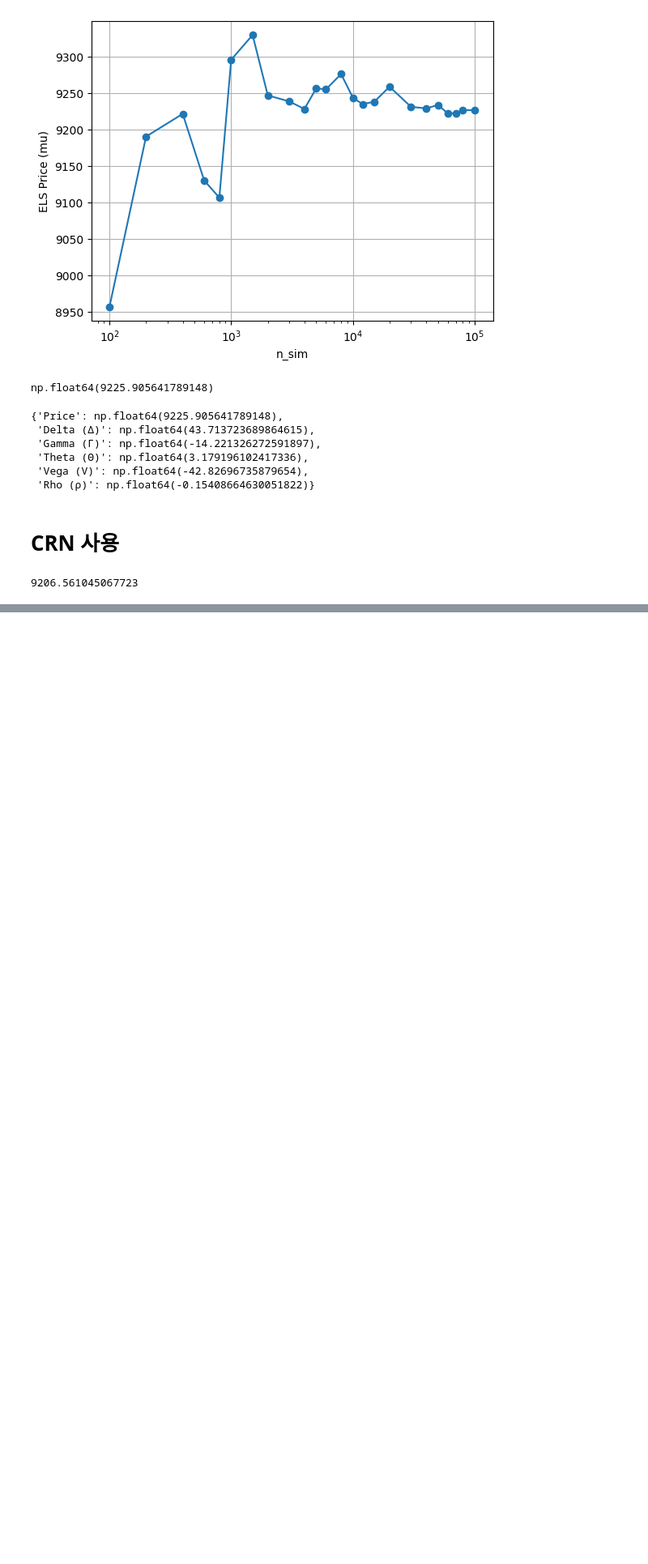
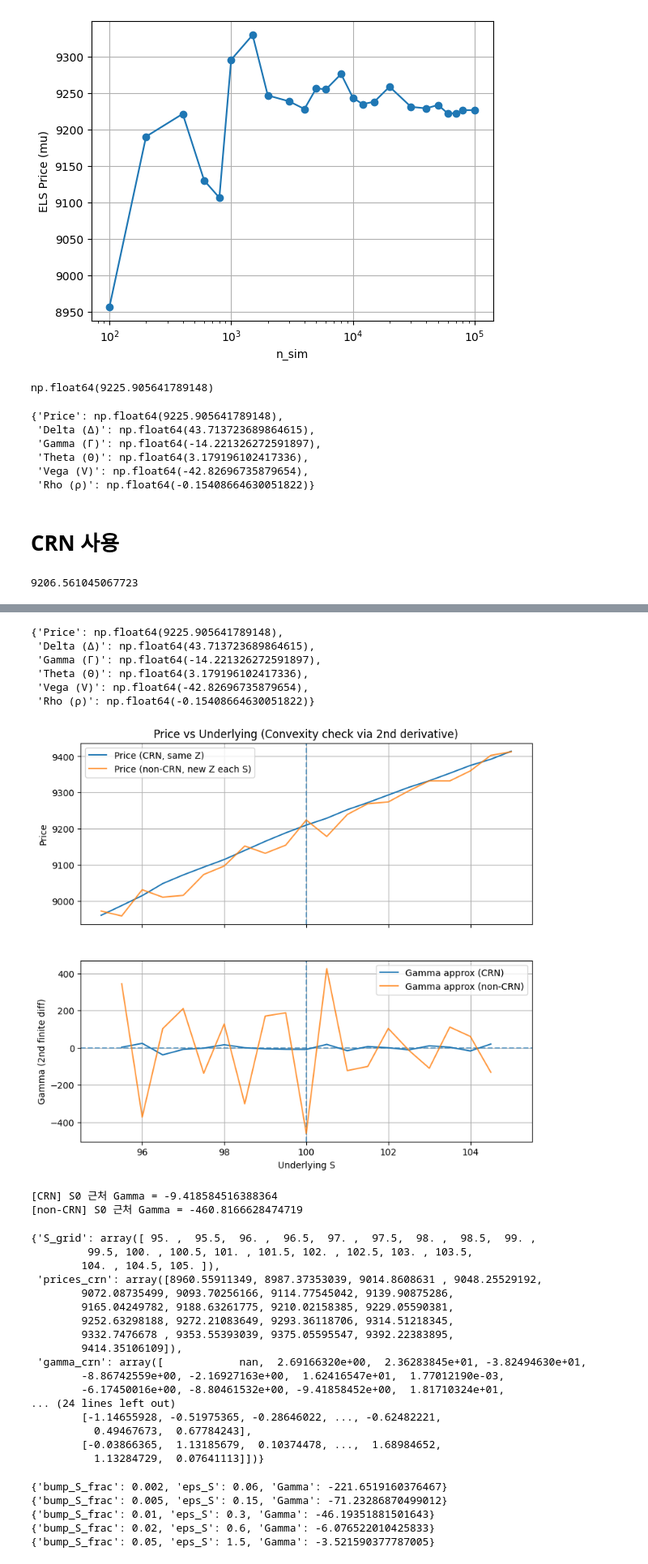
Before and after one commit to HST0077/HYOTC, a Jupyter notebook: StepDown_1stock.ipynb, the cells around one changed output, grey strips where cells are left out. Shown at 81% size. Cells and saved outputs as stored; diff of their text form; code cells hidden in the pictures; blank space fills up the shorter version.

```diff
--- a/StepDown_1stock.ipynb
+++ b/StepDown_1stock.ipynb
@@ -682,3 +701,12 @@ MC_Greeks_SD1_GPU_CRN(SD_lstar_GPU_CRN,S, kijun, K, T, c, r, q, sigma, barrier,
   'CRN': True,
   'antithetic': True,
   'seed': 111}}
+# %%
+MC_Greeks_SD1(SD_lstar_GPU,S, kijun, K, T, c, r, q, sigma, barrier, dummy, sim)
+# %% [output]
+{'Price': np.float64(9225.905641789148),
+ 'Delta (Δ)': np.float64(43.713723689864615),
+ 'Gamma (Γ)': np.float64(-14.221326272591897),
+ 'Theta (Θ)': np.float64(3.179196102417336),
+ 'Vega (V)': np.float64(-42.82696735879654),
+ 'Rho (ρ)': np.float64(-0.15408664630051822)}
@@ -684,0 +831,30 @@ MC_Greeks_SD1_GPU_CRN(SD_lstar_GPU_CRN,S, kijun, K, T, c, r, q, sigma, barrier,
+# %%
+verify_gamma_convexity(
+    pricer=SD_lstar_GPU_CRN,
+    S0=S, kijun=kijun, K=K, T=T, c=c,
+    r=r, q=q, sigma=sigma, barrier=barrier, dummy=dummy,
+    sim=10000, seed=111, antithetic=True,
+    width=0.05, n_grid=21,
+    compare_noncrn=True
+)
+# %% [output]
+[figure, added]
+[CRN] S0 근처 Gamma = -9.418584516388364
+[non-CRN] S0 근처 Gamma = -460.8166628474719
+{'S_grid': array([ 95. ,  95.5,  96. ,  96.5,  97. ,  97.5,  98. ,  98.5,  99. ,
+         99.5, 100. , 100.5, 101. , 101.5, 102. , 102.5, 103. , 103.5,
+        104. , 104.5, 105. ]),
+ 'prices_crn': array([8960.55911349, 8987.37353039, 9014.8608631 , 9048.25529192,
+        9072.08735499, 9093.70256166, 9114.77545042, 9139.90875286,
+        9165.04249782, 9188.63261775, 9210.02158385, 9229.05590381,
+        9252.63298188, 9272.21083649, 9293.36118706, 9314.51218345,
+        9332.7476678 , 9353.55393039, 9375.05595547, 9392.22383895,
+        9414.35106109]),
+ 'gamma_crn': array([            nan,  2.69166320e+00,  2.36283845e+01, -3.82494630e+01,
+        -8.86742559e+00, -2.16927163e+00,  1.62416547e+01,  1.77012190e-03,
+        -6.17450016e+00, -8.80461532e+00, -9.41858452e+00,  1.81710324e+01,
+... (24 lines left out)
+        [-1.14655928, -0.51975365, -0.28646022, ..., -0.62482221,
+          0.49467673,  0.67784243],
+        [-0.03866365,  1.13185679,  0.10374478, ...,  1.68984652,
+          1.13284729,  0.07641113]])}
@@ -684,0 +913,18 @@ MC_Greeks_SD1_GPU_CRN(SD_lstar_GPU_CRN,S, kijun, K, T, c, r, q, sigma, barrier,
+# %%
+gamma_table = gamma_bump_stability_test(
+    pricer=SD_lstar_GPU_CRN,
+    S0=S, kijun=kijun, K=K, T=T, c=c,
+    r=r, q=q, sigma=sigma,
+    barrier=barrier, dummy=dummy,
+    sim=10000,
+    bump_list=[0.002, 0.005, 0.01, 0.02, 0.05]
+)
+
+for row in gamma_table:
+    print(row)
+# %% [output]
+{'bump_S_frac': 0.002, 'eps_S': 0.06, 'Gamma': -221.6519160376467}
+{'bump_S_frac': 0.005, 'eps_S': 0.15, 'Gamma': -71.23286870499012}
+{'bump_S_frac': 0.01, 'eps_S': 0.3, 'Gamma': -46.19351881501643}
+{'bump_S_frac': 0.02, 'eps_S': 0.6, 'Gamma': -6.076522010425833}
+{'bump_S_frac': 0.05, 'eps_S': 1.5, 'Gamma': -3.521590377787005}
```
Also changed, not shown: parts of 5 cells of this notebook.
